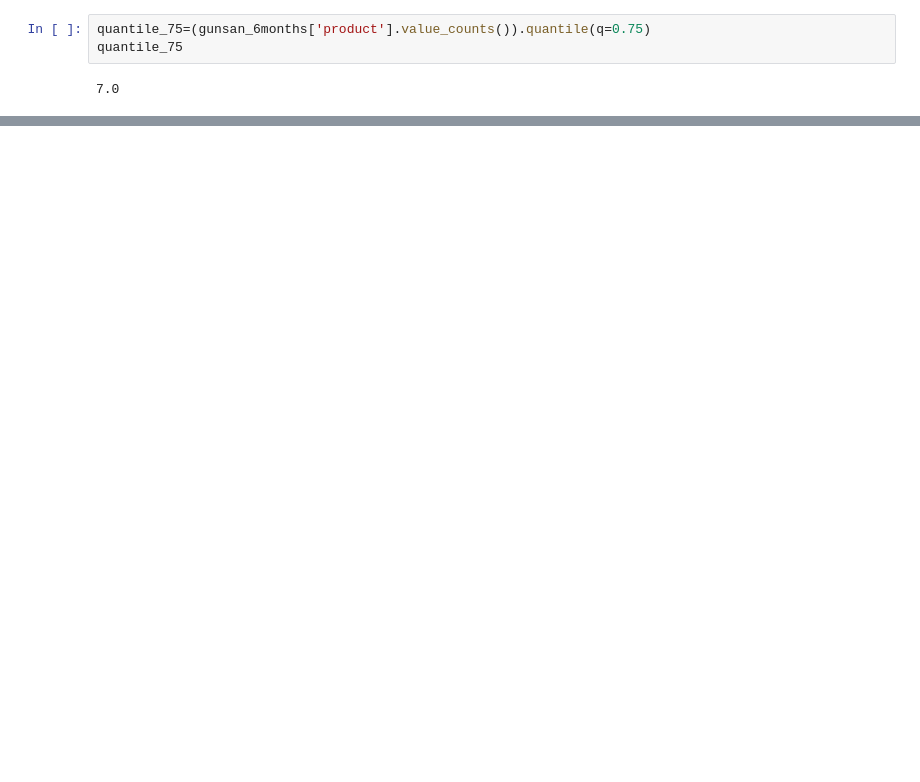
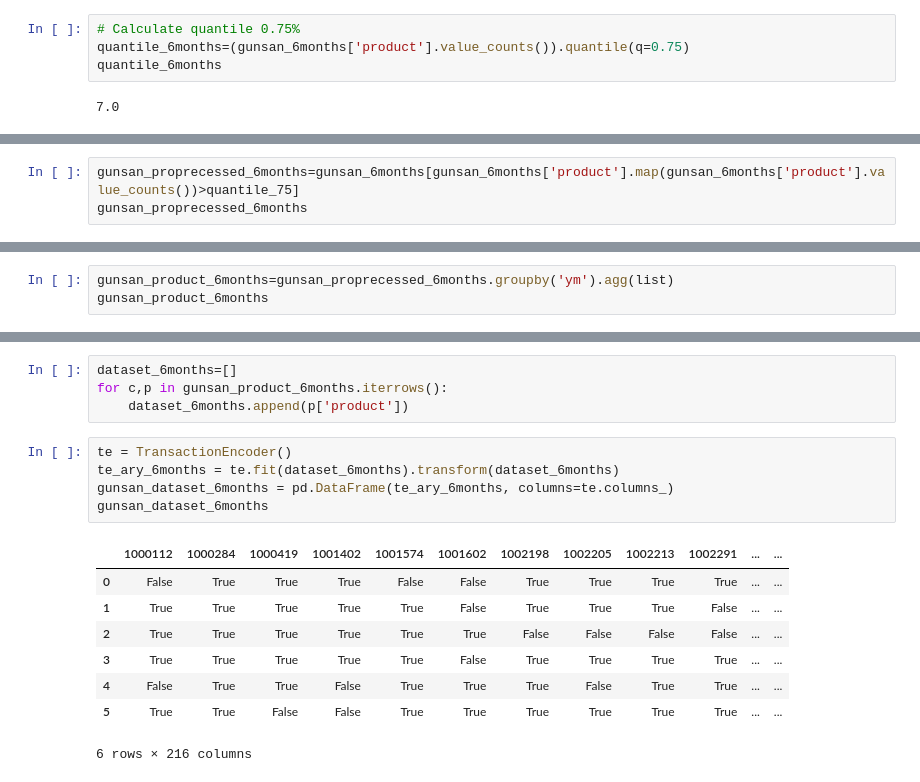
Before and after one commit to mellamonaranja/food_chain, a Jupyter notebook: src/apriori.ipynb, the cells around one changed output, grey strips where cells are left out. Cells and saved outputs as stored; diff of their text form; blank space fills up the shorter version.

```diff
--- a/src/apriori.ipynb
+++ b/src/apriori.ipynb
@@ -187,5 +206,6 @@ KeyboardInterrupt:
 # %%
-quantile_75=(gunsan_6months['product'].value_counts()).quantile(q=0.75)
-quantile_75
+# Calculate quantile 0.75%
+quantile_6months=(gunsan_6months['product'].value_counts()).quantile(q=0.75)
+quantile_6months
 # %% [output]
 7.0
@@ -234,0 +212,3 @@ onehot_set2
+# %%
+gunsan_proprecessed_6months=gunsan_6months[gunsan_6months['product'].map(gunsan_6months['product'].value_counts())>quantile_75]
+gunsan_proprecessed_6months
@@ -234,0 +229,3 @@ onehot_set2
+# %%
+gunsan_product_6months=gunsan_proprecessed_6months.groupby('ym').agg(list)
+gunsan_product_6months
@@ -235,2 +241,20 @@ onehot_set2
+# %%
+dataset_6months=[]
+for c,p in gunsan_product_6months.iterrows():
+    dataset_6months.append(p['product'])
+# %%
+te = TransactionEncoder()
+te_ary_6months = te.fit(dataset_6months).transform(dataset_6months)
+gunsan_dataset_6months = pd.DataFrame(te_ary_6months, columns=te.columns_)
+gunsan_dataset_6months
+# %% [output]
+|  | 1000112 | 1000284 | 1000419 | 1001402 | 1001574 | 1001602 | 1002198 | 1002205 | 1002213 | 1002291 | ... | ... |
+| 0 | False | True | True | True | False | False | True | True | True | True | ... | ... |
+| 1 | True | True | True | True | True | False | True | True | True | False | ... | ... |
+| 2 | True | True | True | True | True | True | False | False | False | False | ... | ... |
+| 3 | True | True | True | True | True | False | True | True | True | True | ... | ... |
+| 4 | False | True | True | False | True | True | True | False | True | True | ... | ... |
+| 5 | True | True | False | False | True | True | True | True | True | True | ... | ... |
+6 rows × 216 columns
 # %%
 %%time
```
Also changed, not shown: parts of 23 cells of this notebook, 3 other files.
